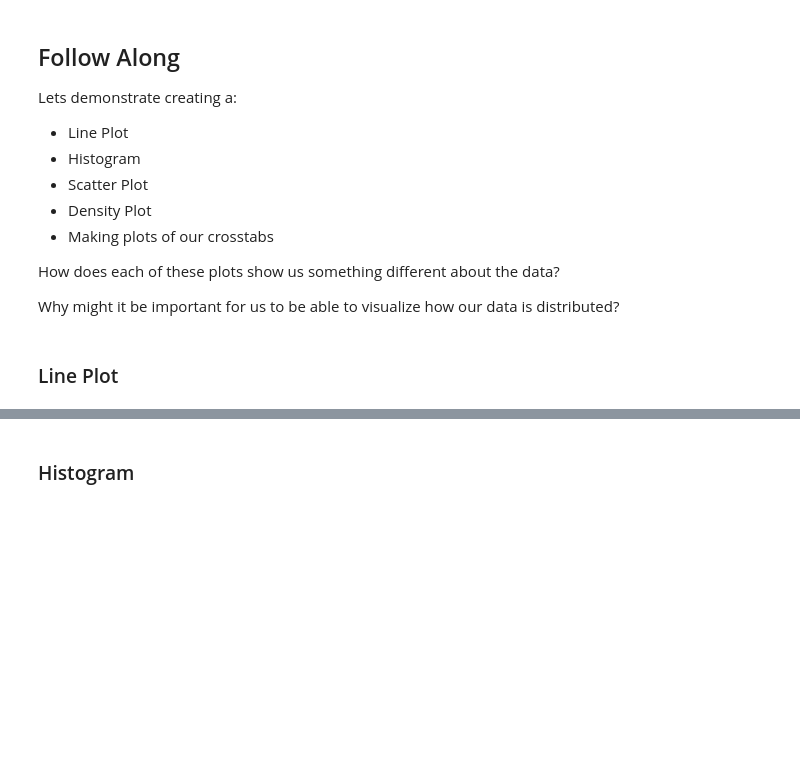
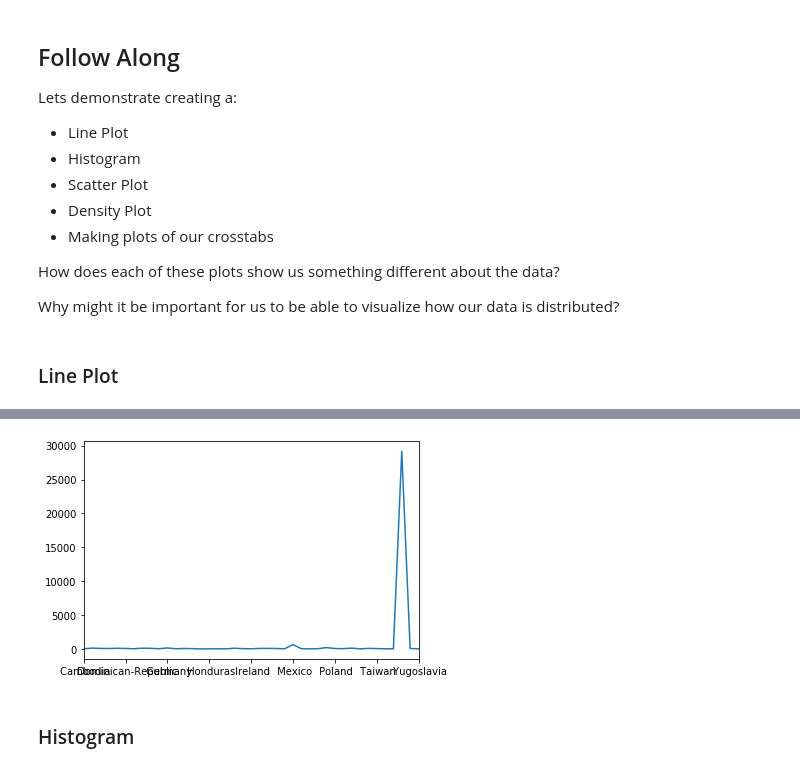
Before and after one commit to supai-red/DS-Unit-1-Sprint-1-Data-Wrangling-and-Storytelling, a Jupyter notebook: module1-exploratory-data-analysis/LS_DS_111_Exploratory_Data_Analysis_AC.ipynb, the cells around one changed output, grey strips where cells are left out. Saved outputs shown, nothing was run; the diff lists cells and outputs as text; code cells hidden in the pictures; blank space fills up the shorter version.

```diff
--- a/module1-exploratory-data-analysis/LS_DS_111_Exploratory_Data_Analysis_AC.ipynb
+++ b/module1-exploratory-data-analysis/LS_DS_111_Exploratory_Data_Analysis_AC.ipynb
@@ -207,0 +285,16 @@ What can we discover about this dataset?
+# %%
+# Lets try reading in a new dataset: The Adult Dataset
+# column headers given 1:51 DS12
+
+columns = [
+    "Age", "WorkClass", "fnlwgt", "Education", "EducationNum",
+    "MaritalStatus", "Occupation", "Relationship", "Race", "Gender",
+    "CapitalGain", "CapitalLoss", "HoursPerWeek", "NativeCountry", "Income"
+]
+
+# from https://yanhan.github.io/posts/2017-02-15-analysis-of-the-adult-data-set-from-uci-machine-learning-repository.ipynb.html
+
+
+adult_data =  'https://archive.ics.uci.edu/ml/machine-learning-databases/adult/adult.data'
+df = pd.read_csv(adult_data, header=None, names = columns)
+df.head()
@@ -207,0 +363,5 @@ What can we discover about this dataset?
+# %%
+# Replace '?'
+df = df.replace({'?': np.NaN})
+
+#This failed
@@ -207,0 +377,6 @@ What can we discover about this dataset?
+# %%
+# Add space to replace function
+
+df = df.replace({' ?': np.NaN})
+
+# NaN values should always be introduced to replace missing values.
@@ -234,2 +487,6 @@ Why might it be important for us to be able to visualize how our data is distrib
+# %%
+df['NativeCountry'].value_counts().sort_index().plot();
+# %% [output]
+[figure, added]
 # %% [markdown]
 ### Histogram
```
Also changed, not shown: parts of 28 cells of this notebook.
